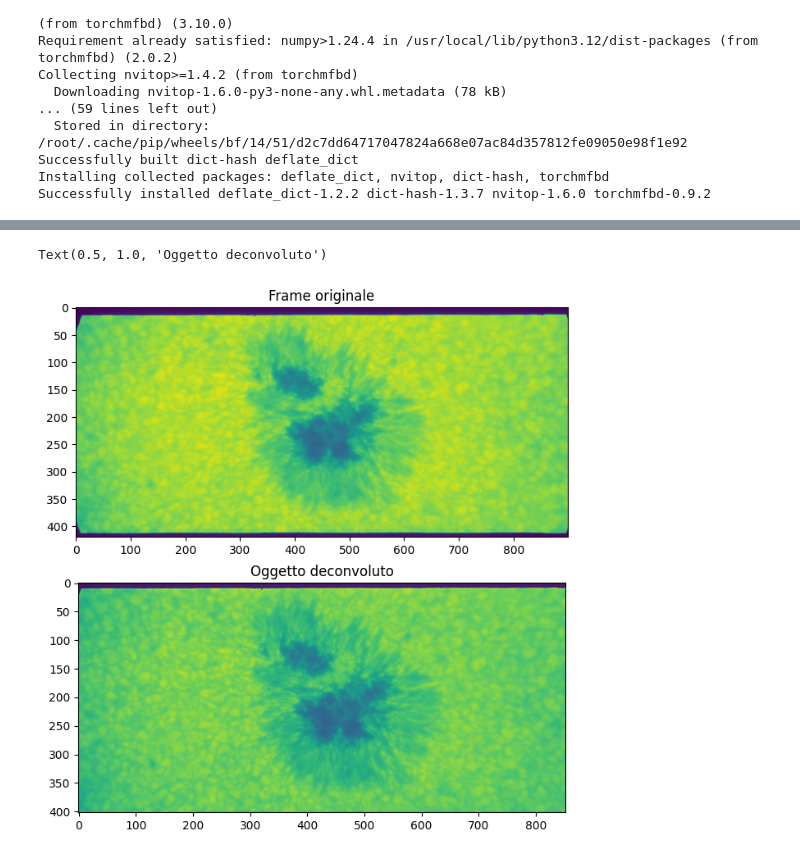
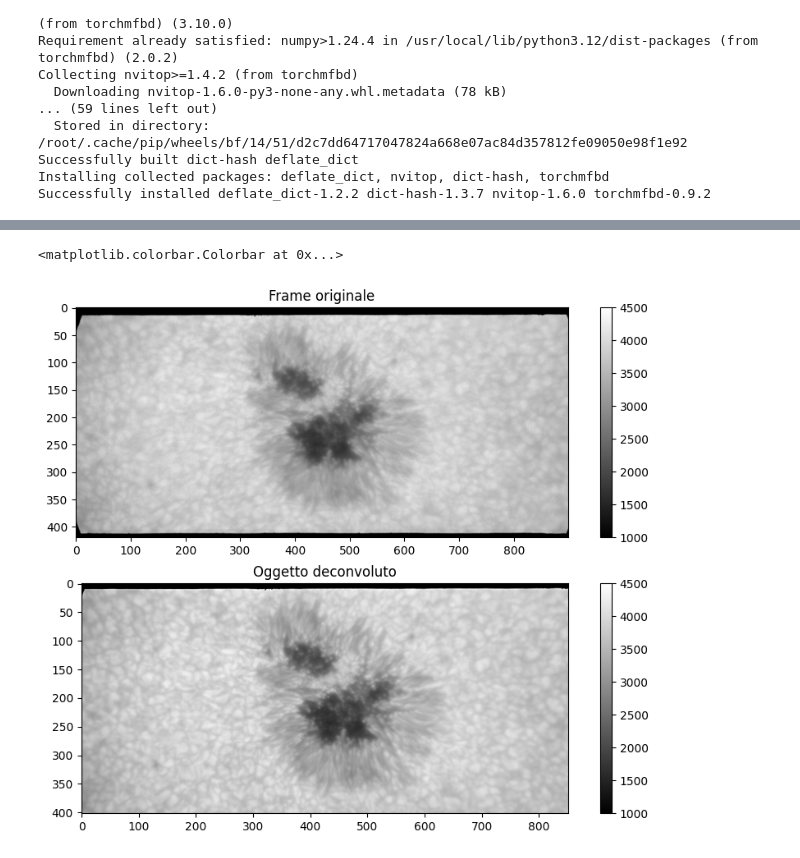
Before and after one commit to FabianaFerrente/ibis_pipeline, a Jupyter notebook: deconv_ibis.ipynb, the cells around one changed output, grey strips where cells are left out. Saved outputs shown, nothing was run; the diff lists cells and outputs as text; code cells hidden in the pictures.

```diff
--- a/deconv_ibis.ipynb
+++ b/deconv_ibis.ipynb
@@ -314,10 +314,16 @@ Text(0.5, 1.0, 'Oggetto deconvoluto')
 # %%
 # --- Plot ---
 fig, ax = pl.subplots(nrows=2, ncols=1, figsize=(10, 8))
-ax[0].imshow(bb_cut[0], cmap='viridis')
+
+# Frame originale
+im0 = ax[0].imshow(bb_cut[0], vmin=1000, vmax=4500, cmap='gray')
 ax[0].set_title('Frame originale')
-ax[1].imshow(obj[0, :, :], cmap="viridis")
+fig.colorbar(im0, ax=ax[0])
+
+# Oggetto deconvoluto
+im1 = ax[1].imshow(obj[0, :, :],  vmin=1000, vmax=4500,cmap='gray')
 ax[1].set_title('Oggetto deconvoluto')
+fig.colorbar(im1, ax=ax[1])
 # %% [output]
-Text(0.5, 1.0, 'Oggetto deconvoluto')
+<matplotlib.colorbar.Colorbar at 0x...>
-[figure, old version]
+[figure, new version]
```
Also changed, not shown: parts of 1 cell of this notebook.
